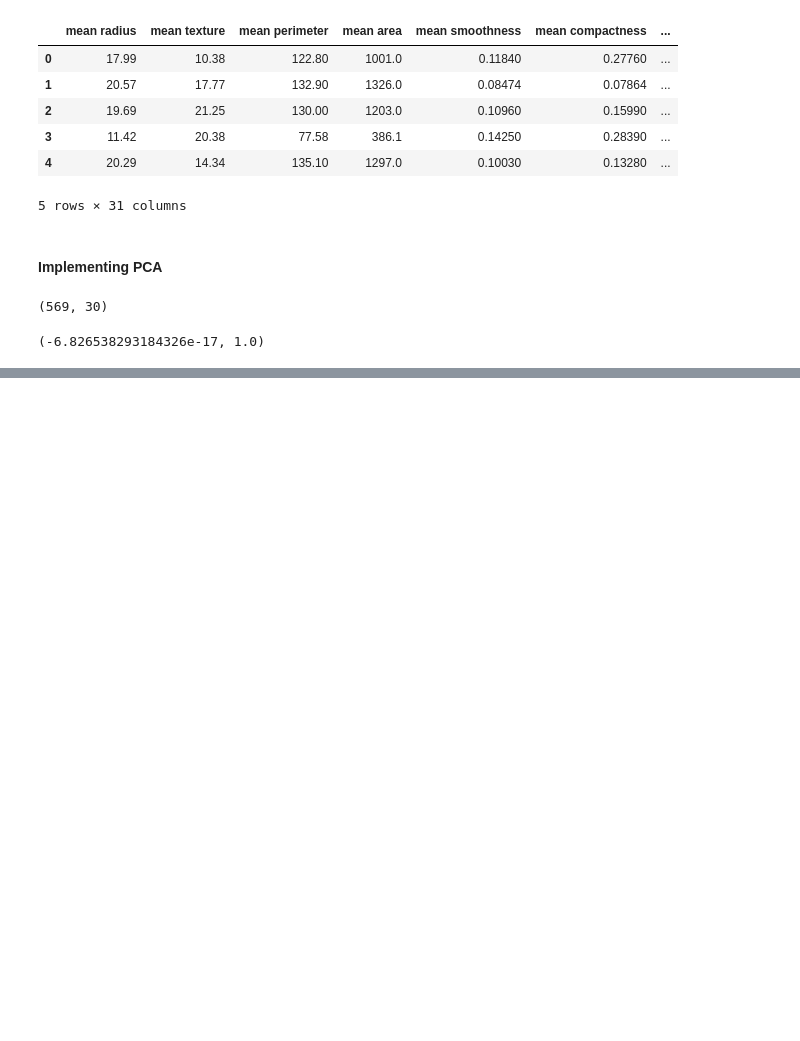
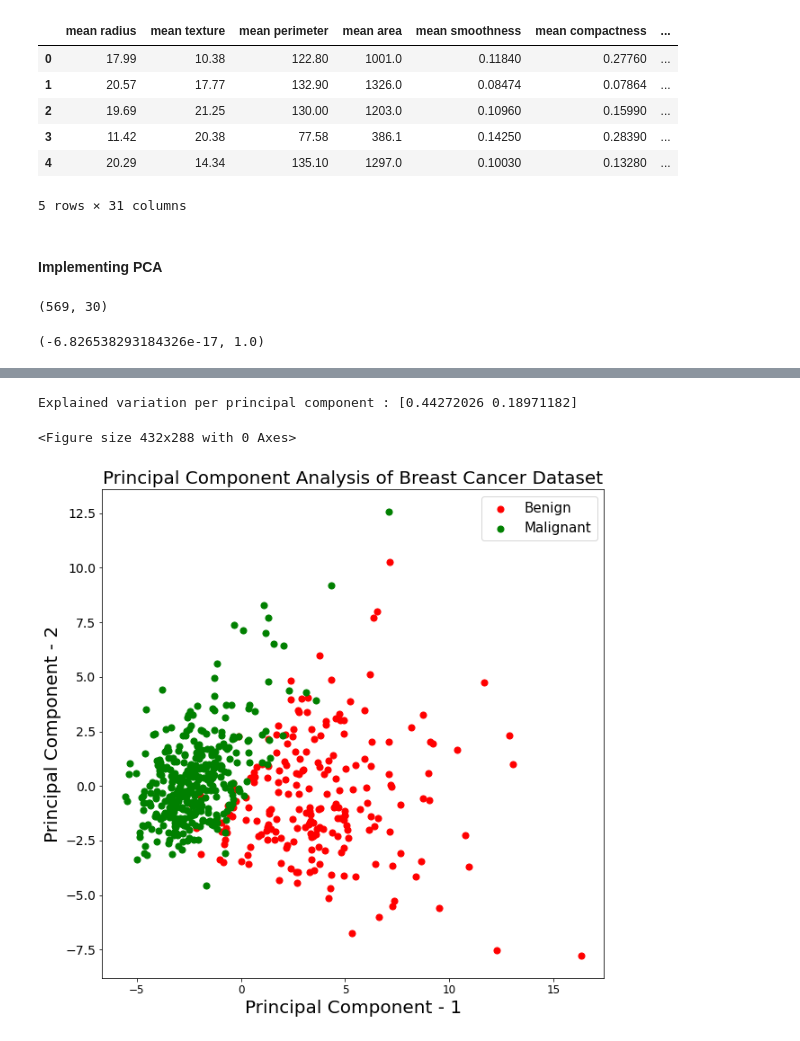
Before and after one commit to adobiss/machine-learning, a Jupyter notebook: principal_component_analysis.ipynb, the cells around one changed output, grey strips where cells are left out. Drawn from its saved outputs; the diff is of its cells as text; code cells hidden in the pictures; blank space fills up the shorter version.

```diff
--- a/principal_component_analysis.ipynb
+++ b/principal_component_analysis.ipynb
@@ -92,0 +108,7 @@ np.mean(x), np.std(x)
+# %%
+pca_breast = PCA(n_components=2) # in this case, n_components will decide the number of principal components
+# in the transformed data
+principalComponents_breast = pca_breast.fit_transform(x) # fits the data i.e. PCA learns this data then transforms it
+# and this new data is stored in principalComponents_breast
+principal_breast_Df = pd.DataFrame(data=principalComponents_breast, columns=['principal component 1', 'principal component 2'])
+principal_breast_Df.head()
@@ -92,0 +122,26 @@ np.mean(x), np.std(x)
+# %%
+# percentage of variance explained for each components.explained_variance_ratio is used to calculate the variance ratio
+# between the first two components
+print('Explained variation per principal component : {}'.format(pca_breast.explained_variance_ratio_))
+# %% [output]
+Explained variation per principal component : [0.44272026 0.18971182]
+# %%
+# visualizing the transformed variables by plotting the two principal components
+plt.figure()
+plt.figure(figsize=(10, 10))
+plt.xticks(fontsize=12)
+plt.yticks(fontsize=14)
+plt.xlabel('Principal Component - 1', fontsize=20)
+plt.ylabel ('Principal Component - 2', fontsize=20)
+plt.title ("Principal Component Analysis of Breast Cancer Dataset", fontsize=20)
+targets=['Benign', 'Malignant']
+colors=['r', 'g']
+for target, color in zip( targets, colors):
+    indicesToKeep = breast_dataset['label'] == target
+    plt.scatter(principal_breast_Df.loc[indicesToKeep,'principal component 1'],
+                principal_breast_Df.loc[indicesToKeep, 'principal component 2'], c=color, s=50)
+plt.legend(targets, prop={'size': 15})
+plt.show()
+# %% [output]
+<Figure size 432x288 with 0 Axes>
+[figure, added]
```
Also changed, not shown: parts of 5 cells of this notebook.
